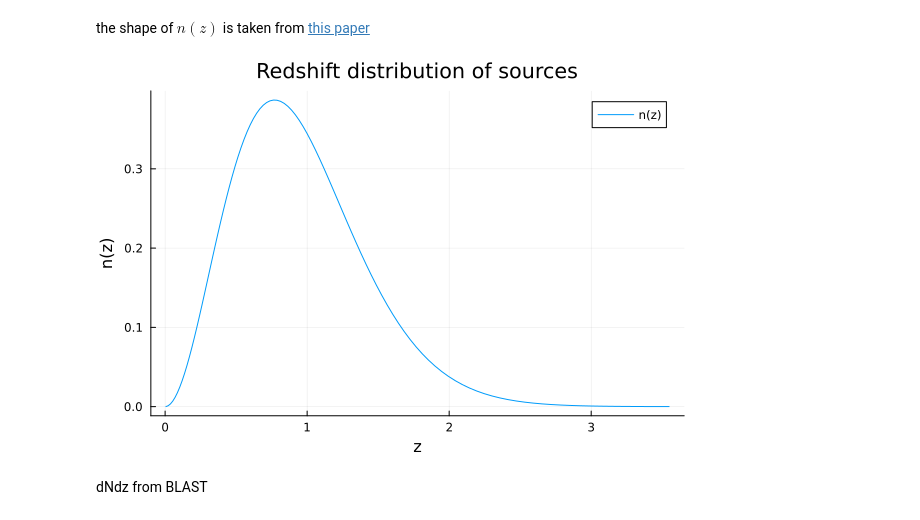
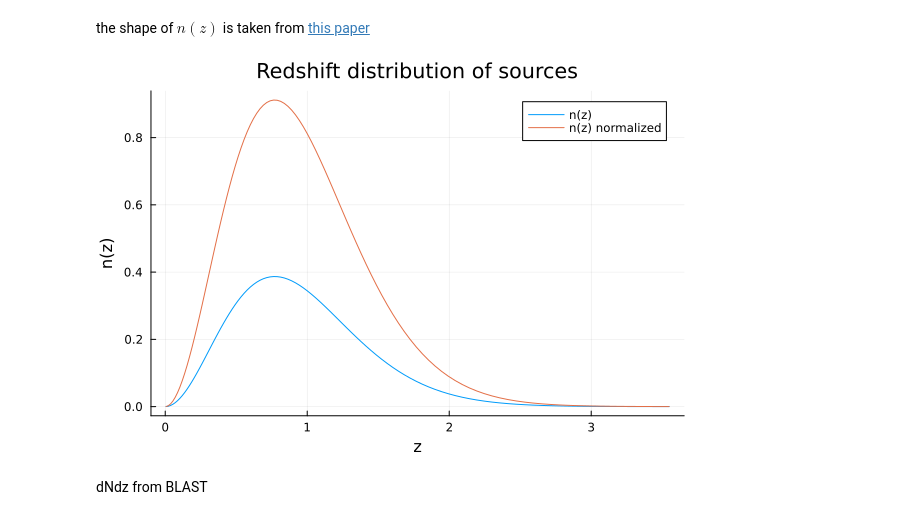
Before and after one commit to anvi-git/3D_Angular_Power_Spectrum, a Jupyter notebook: notebooks/beyond_BLAST.ipynb, the cells around one changed output. Cells and saved outputs as stored; diff of their text form; code cells hidden in the pictures.

```diff
--- a/notebooks/beyond_BLAST.ipynb
+++ b/notebooks/beyond_BLAST.ipynb
@@ -165,13 +176,14 @@ the shape of $n(z)$ is taken from [this paper](https://www.aanda.org/articles/aa
 # %%
 z_0 = 0.9/sqrt(2)
 alpha = 2
 beta = 1.5
 nz = (z_range / z_0).^alpha .* exp.(-(z_range / z_0).^beta) # redshift distribution of sources, normalized to 1
 nz_norm = nz ./ quadgk(x -> DataInterpolations.AkimaInterpolation(nz, z_range, extrapolation=ExtrapolationType.Linear)(x),
                    minimum(z_range), maximum(z_range))[1]
 plot(z_range, nz, label="n(z)", xlabel="z", ylabel="n(z)", title="Redshift distribution of sources")
+plot!(z_range, nz_norm, label="n(z) normalized", xlabel="z", ylabel="n(z)", title="Redshift distribution of sources")
 # %% [output]
-[figure, old version]
+[figure, new version]
 # %%
 # n_0 = 141.5*1e-4 # in units of h^3 Mpc^-3
 # r_0 = 449. # in units of Mpc/h
```
Also changed, not shown: parts of 17 cells of this notebook, 3 other files.
